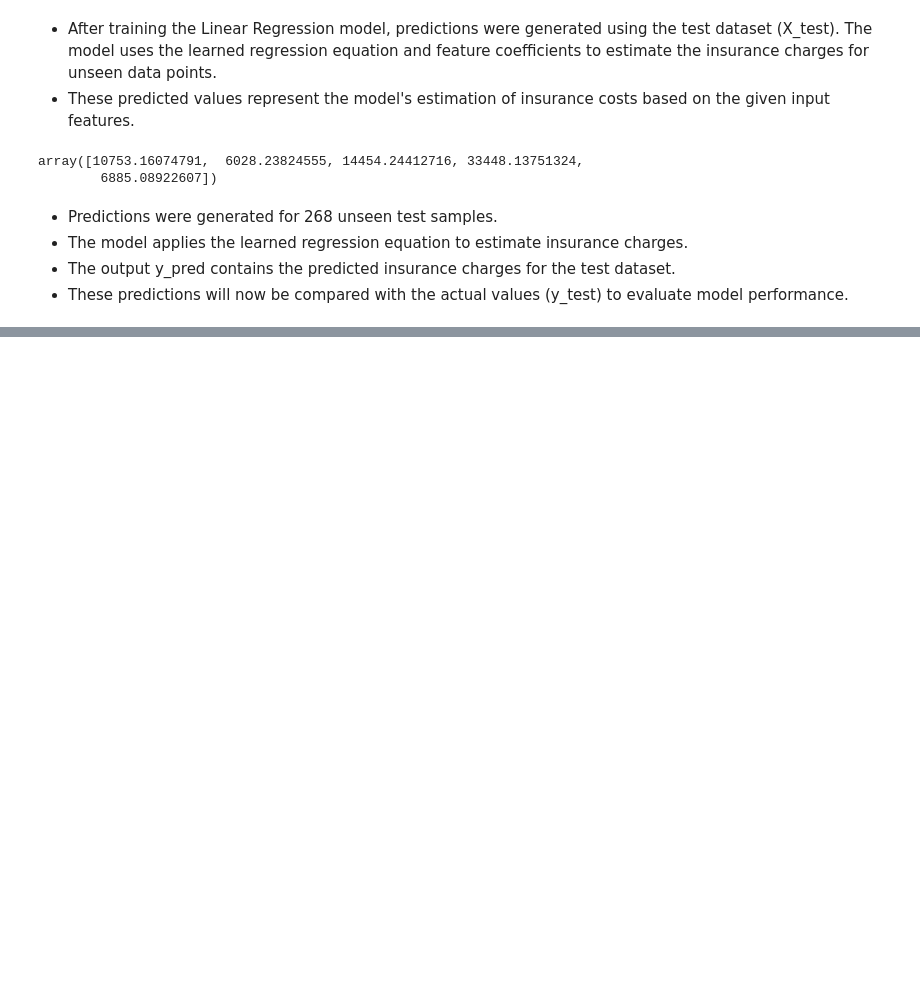
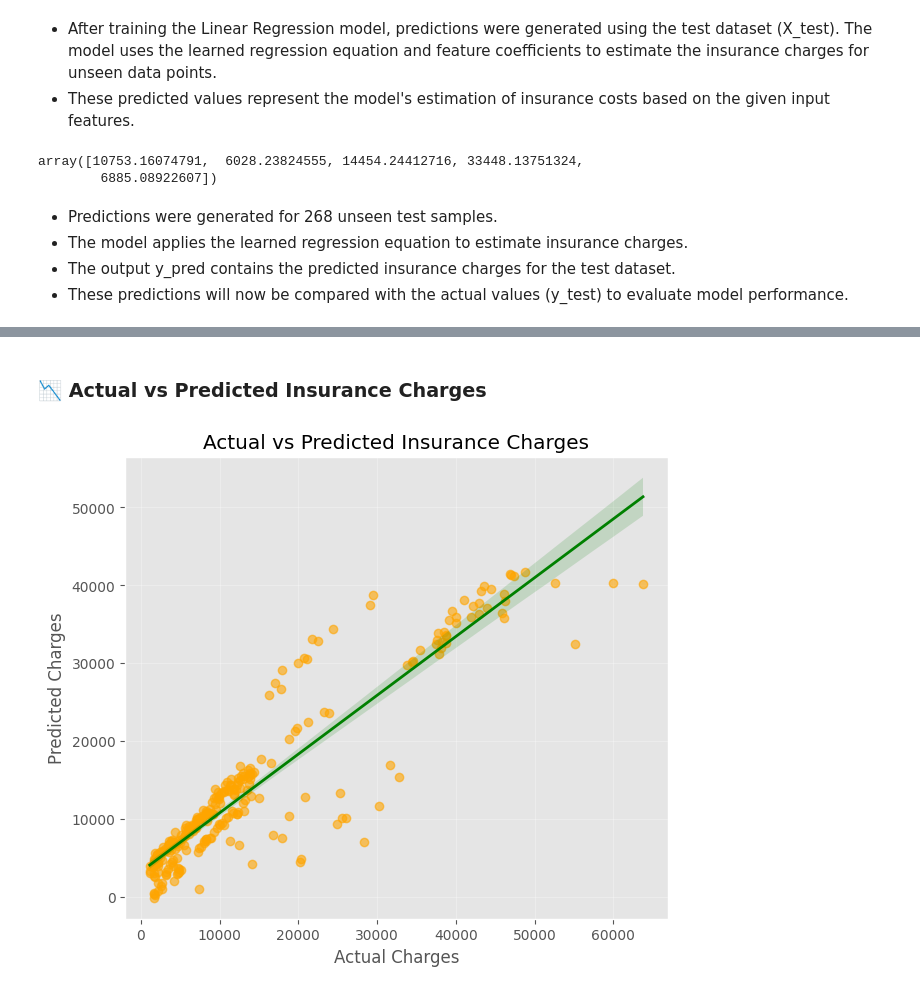
Before and after one commit to ashish-jonnada/medical-insurance-cost-prediction-ML, a Jupyter notebook: notebook/Medical_Insurance_prediction_ML.ipynb, the cells around one changed output, grey strips where cells are left out. Drawn from its saved outputs; the diff is of its cells as text; code cells hidden in the pictures; blank space fills up the shorter version.

```diff
--- a/notebook/Medical_Insurance_prediction_ML.ipynb
+++ b/notebook/Medical_Insurance_prediction_ML.ipynb
@@ -597,0 +645,12 @@ array([10753.16074791,  6028.23824555, 14454.24412716, 33448.13751324,
+# %% [markdown]
+### 📉 Actual vs Predicted Insurance Charges
+# %%
+plt.figure(figsize=(7,6))
+sns.regplot(x=Y_test,y=y_pred,scatter_kws={"alpha":0.6, "color":"orange"},line_kws={"color":"green", "linewidth":2})
+plt.xlabel("Actual Charges")
+plt.ylabel("Predicted Charges")
+plt.title("Actual vs Predicted Insurance Charges")
+plt.grid(True, alpha=0.3)
+plt.show()
+# %% [output]
+[figure, added]
```
Also changed, not shown: parts of 40 cells of this notebook, 14 other files.
